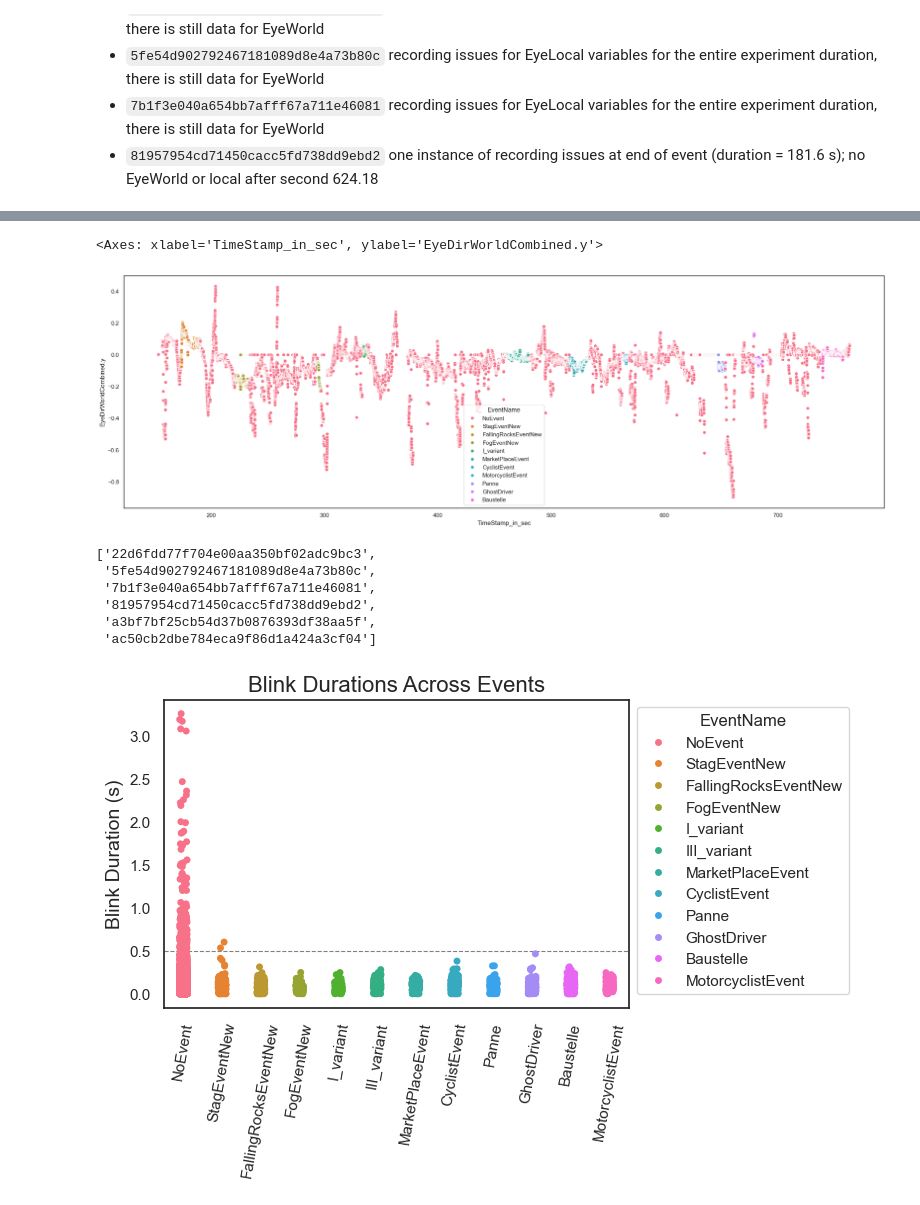
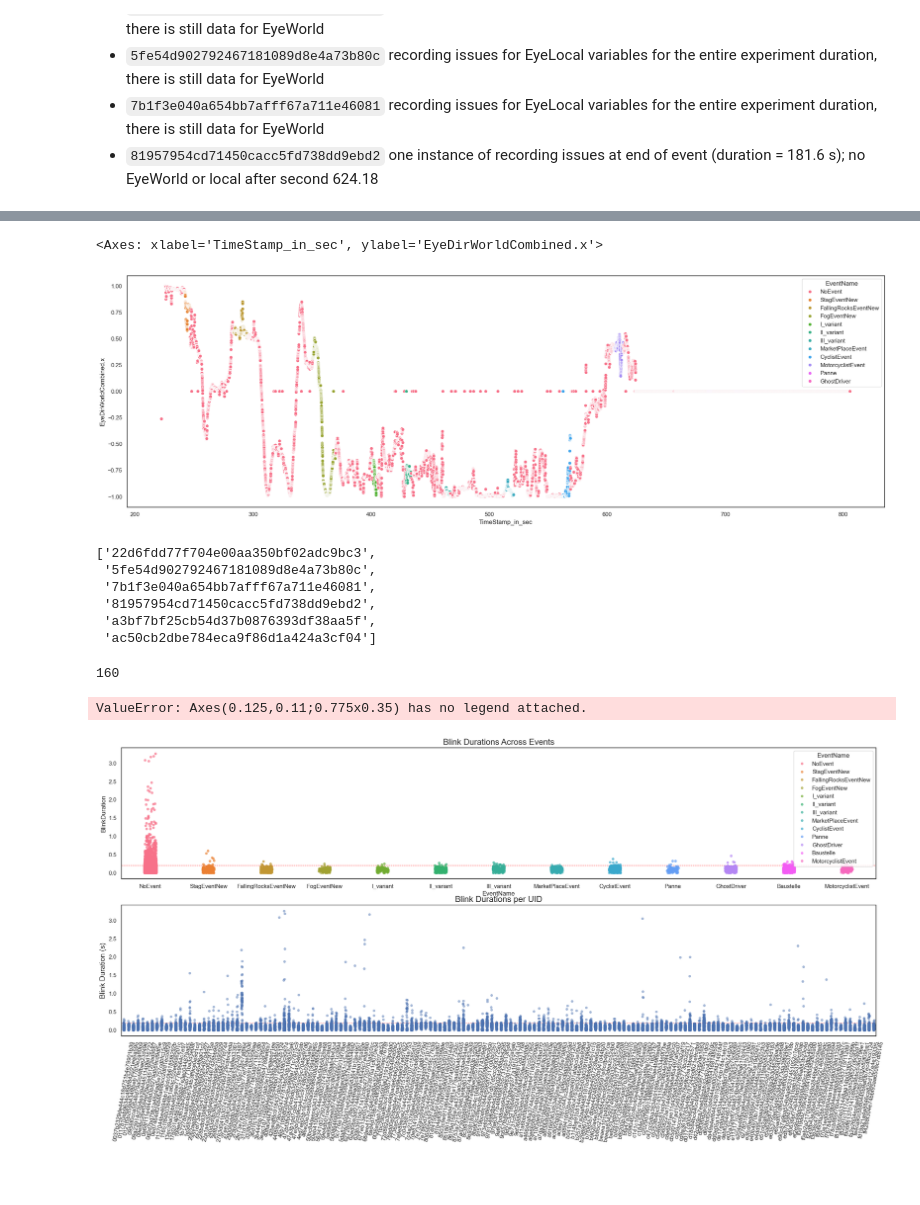
Before and after one commit to JohnMadrid/fpca-takeOverRequests, a Jupyter notebook: preprocessing.ipynb, the cells around one changed output, grey strips where cells are left out. Saved outputs shown, nothing was run; the diff lists cells and outputs as text; code cells hidden in the pictures; blank space fills up the shorter version.

Commit message:
Eye tracking issues (blinks>4s) rejected

```diff
--- a/preprocessing.ipynb
+++ b/preprocessing.ipynb
@@ -255,3 +251,0 @@ We excluded this event because it was particularly complicated across participan
-# %%
-filtered_df = filtered_df[filtered_df['EventName'] != 'II_variant']
-print(f"There are {len(filtered_df['EventName'].unique())} events, including {filtered_df['EventName'].unique().tolist()}")
@@ -444,14 +436,14 @@ one_excluded
 # %%
 fig, ax = plt.subplots(figsize=(26,8))
-sns.scatterplot(x='TimeStamp_in_sec', y='EyeDirWorldCombined.y',
+sns.scatterplot(x='TimeStamp_in_sec', y='EyeDirWorldCombined.x',
                 data=one_excluded, hue='EventName', legend=True)
 # %% [output]
-<Axes: xlabel='TimeStamp_in_sec', ylabel='EyeDirWorldCombined.y'>
+<Axes: xlabel='TimeStamp_in_sec', ylabel='EyeDirWorldCombined.x'>
-[figure, old version]
+[figure, new version]
 # %%
 # Reject serious eye tracking issues
-excluded1 = blink_durations_df[blink_durations_df['BlinkDuration'] > 4]['uid'].unique().tolist()
-excluded1
+excluded4s_uid_list = blink_durations_df[blink_durations_df['BlinkDuration'] > 4]['uid'].unique().tolist()
+excluded4s_uid_list
 # %% [output]
 ['22d6fdd77f704e00aa350bf02adc9bc3',
  '5fe54d902792467181089d8e4a73b80c',
@@ -461,22 +453,31 @@ excluded1
  'ac50cb2dbe784eca9f86d1a424a3cf04']
 # %%
 # Filter rejected uids with serious recording issues
-excluded_df = blinks_df[~blinks_df['uid'].isin(excluded1)]
+excluded4s_df = blinks_df[~blinks_df['uid'].isin(excluded4s_uid_list)]
+excluded4s_df['uid'].nunique()
+# %% [output]
+160
 # %%
 # Set the visual style
 sns.set(style="white")
 # Create a boxplot for blink durations across participants
 # plt.figure(figsize=(12, 6))
-fig, ax = plt.subplots(figsize=(6,4))
-sns.stripplot(x='EventName', y='BlinkDuration', data=excluded_df, hue='EventName',legend=True)
+fig, ax = plt.subplots(2,1, figsize=(26,10))
+sns.stripplot(x='EventName', y='BlinkDuration', data=excluded4s_df, hue = 'EventName',
+              legend=True, alpha=0.7, ax=ax[0])
+sns.stripplot(x='uid', y='BlinkDuration', data=excluded4s_df,
+              legend=True, alpha=0.5, ax=ax[1])
 # Add title and labels
-plt.title('Blink Durations Across Events', fontsize=16)
+ax[0].set_title('Blink Durations Across Events', fontsize=16)
+ax[1].set_title('Blink Durations per UID', fontsize=16)
 plt.xlabel('', fontsize=14)
 plt.ylabel('Blink Duration (s)', fontsize=14)
 plt.xticks(rotation=80)
-ax.axhline(0.5, color='grey', linestyle='--', linewidth=0.8)
-sns.move_legend(ax,  "upper left", bbox_to_anchor=(1, 1))
+ax[0].axhline(0.205, color='red', linestyle='--', linewidth=0.8)
+ax[1].axhline(0.205, color='red', linestyle='--', linewidth=0.8)
+sns.move_legend(ax[1],  "upper left", bbox_to_anchor=(1, 1))
 # plt.savefig(f"Plots/blink_durations_across_participants" +'.jpeg', dpi=500, bbox_inches='tight')
 plt.show()
 # %% [output]
+ValueError: Axes(0.125,0.11;0.775x0.35) has no legend attached.
-[figure, old version]
+[figure, new version]
```
Also changed, not shown: parts of 19 cells of this notebook.
